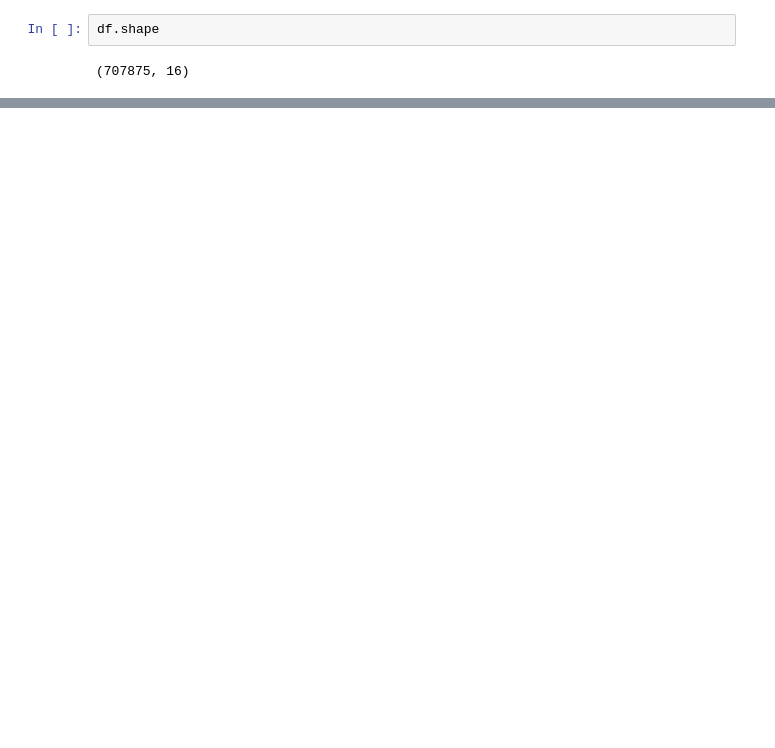
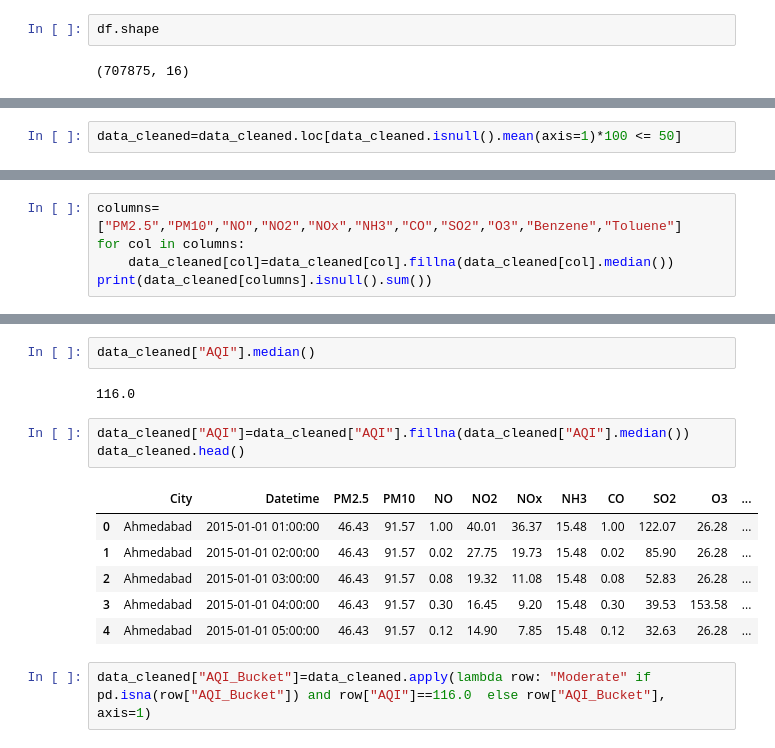
Before and after one commit to fahadiya/Air-Quality-Index-Analysis, a Jupyter notebook: Air-Quality-Index.ipynb, the cells around one changed output, grey strips where cells are left out. Saved outputs shown, nothing was run; the diff lists cells and outputs as text; blank space fills up the shorter version.

```diff
--- a/Air-Quality-Index.ipynb
+++ b/Air-Quality-Index.ipynb
@@ -51,0 +124,2 @@ df.shape
+# %%
+data_cleaned=data_cleaned.loc[data_cleaned.isnull().mean(axis=1)*100 <= 50]
@@ -51,0 +135,5 @@ df.shape
+# %%
+columns=["PM2.5","PM10","NO","NO2","NOx","NH3","CO","SO2","O3","Benzene","Toluene"]
+for col in columns:
+    data_cleaned[col]=data_cleaned[col].fillna(data_cleaned[col].median())
+print(data_cleaned[columns].isnull().sum())
@@ -51,0 +223,16 @@ df.shape
+# %%
+data_cleaned["AQI"].median()
+# %% [output]
+116.0
+# %%
+data_cleaned["AQI"]=data_cleaned["AQI"].fillna(data_cleaned["AQI"].median())
+data_cleaned.head()
+# %% [output]
+|  | City | Datetime | PM2.5 | PM10 | NO | NO2 | NOx | NH3 | CO | SO2 | O3 | ... |
+| 0 | Ahmedabad | 2015-01-01 01:00:00 | 46.43 | 91.57 | 1.00 | 40.01 | 36.37 | 15.48 | 1.00 | 122.07 | 26.28 | ... |
+| 1 | Ahmedabad | 2015-01-01 02:00:00 | 46.43 | 91.57 | 0.02 | 27.75 | 19.73 | 15.48 | 0.02 | 85.90 | 26.28 | ... |
+| 2 | Ahmedabad | 2015-01-01 03:00:00 | 46.43 | 91.57 | 0.08 | 19.32 | 11.08 | 15.48 | 0.08 | 52.83 | 26.28 | ... |
+| 3 | Ahmedabad | 2015-01-01 04:00:00 | 46.43 | 91.57 | 0.30 | 16.45 | 9.20 | 15.48 | 0.30 | 39.53 | 153.58 | ... |
+| 4 | Ahmedabad | 2015-01-01 05:00:00 | 46.43 | 91.57 | 0.12 | 14.90 | 7.85 | 15.48 | 0.12 | 32.63 | 26.28 | ... |
+# %%
+data_cleaned["AQI_Bucket"]=data_cleaned.apply(lambda row: "Moderate" if pd.isna(row["AQI_Bucket"]) and row["AQI"]==116.0  else row["AQI_Bucket"], axis=1)
```
Also changed, not shown: parts of 12 cells of this notebook.
